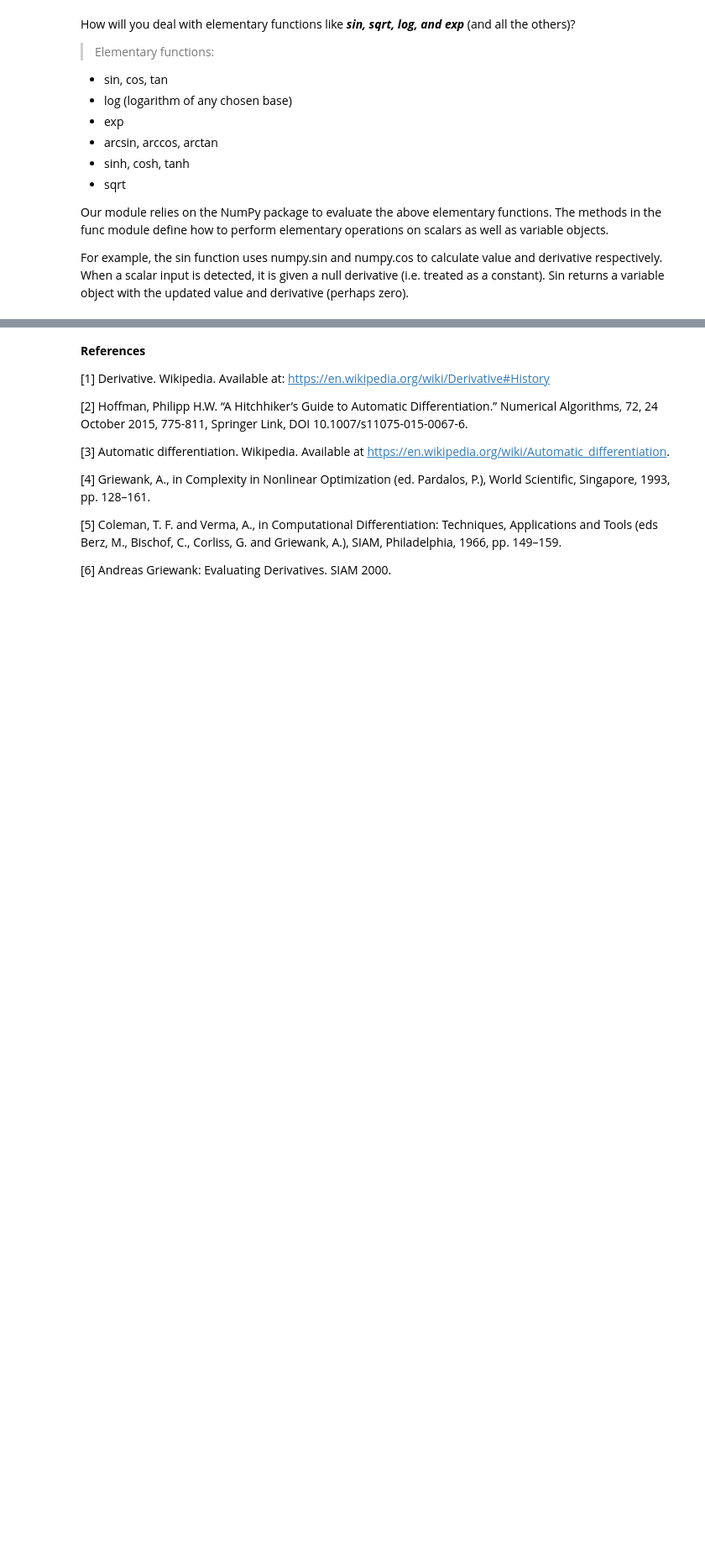
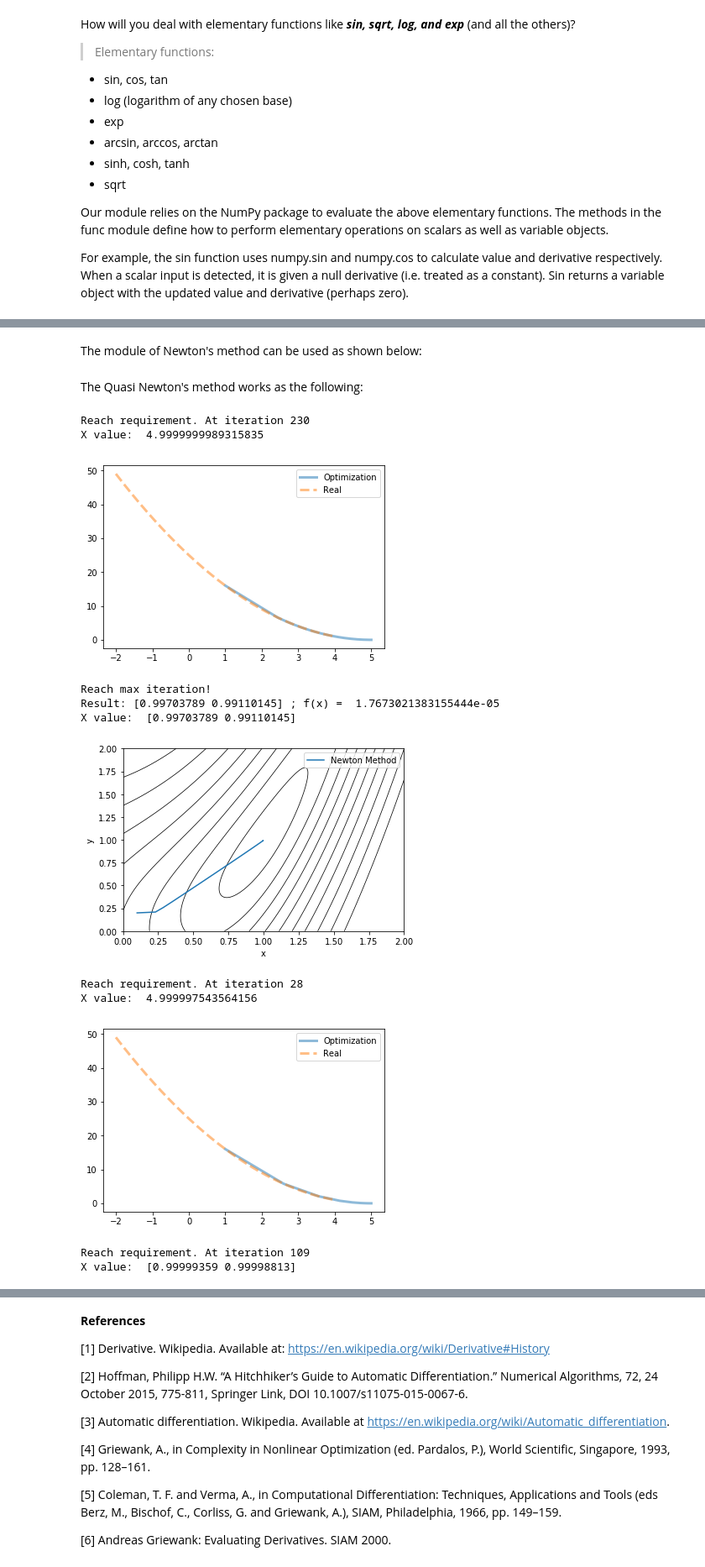
Before and after one commit to 207-of-diamonds/cs207-FinalProject, a Jupyter notebook: docs/documentation.ipynb, the cells around one changed output, grey strips where cells are left out. Shown at 84% size. Drawn from its saved outputs; the diff is of its cells as text; code cells hidden in the pictures; blank space fills up the shorter version.

Commit message:
updating optimization for optimization visualization.

```diff
--- a/docs/documentation.ipynb
+++ b/docs/documentation.ipynb
@@ -517,0 +456,2 @@ The module can be used as shown below:
+# %% [markdown]
+The module of Newton's method can be used as shown below:
@@ -517,0 +503,44 @@ The module can be used as shown below:
+# %% [markdown]
+The Quasi Newton's method works as the following:
+# %%
+#=== Quasi Newton
+xn, x_ls = Quasi_Newton(funct, 1, iter_max=1000)
+print("X value: ", xn)
+
+plot_opt(x_ls, f_=lambda x: (x-5)**2)
+
+
+xn, x_ls = Quasi_Newton(f=funct_vect, x0=np.array([0.1, 0.2]), iter_max=100)
+print("X value: ", xn)
+
+## plot out the result
+plot_result(x_ls)
+
+##==== Newton
+## run optimization on newton method
+xn, x_ls = Newton(funct, 1)
+print("X value: ", xn)
+
+## plot out the result
+plot_opt(x_ls, f_=lambda x: (x-5)**2)
+
+
+## run optimization on newton method
+xn, x_ls = Newton(funct_vect, x0=np.array([0.1, 0.2]), iter_max=1000)
+print("X value: ", xn)
+
+## plot out the result
+plot_result(x_ls)
+# %% [output]
+Reach requirement. At iteration 230
+X value:  4.9999999989315835
+[figure, added]
+Reach max iteration!
+Result: [0.99703789 0.99110145] ; f(x) =  1.7673021383155444e-05
+X value:  [0.99703789 0.99110145]
+[figure, added]
+Reach requirement. At iteration 28
+X value:  4.999997543564156
+[figure, added]
+Reach requirement. At iteration 109
+X value:  [0.99999359 0.99998813]
```
Also changed, not shown: parts of 6 cells of this notebook.
